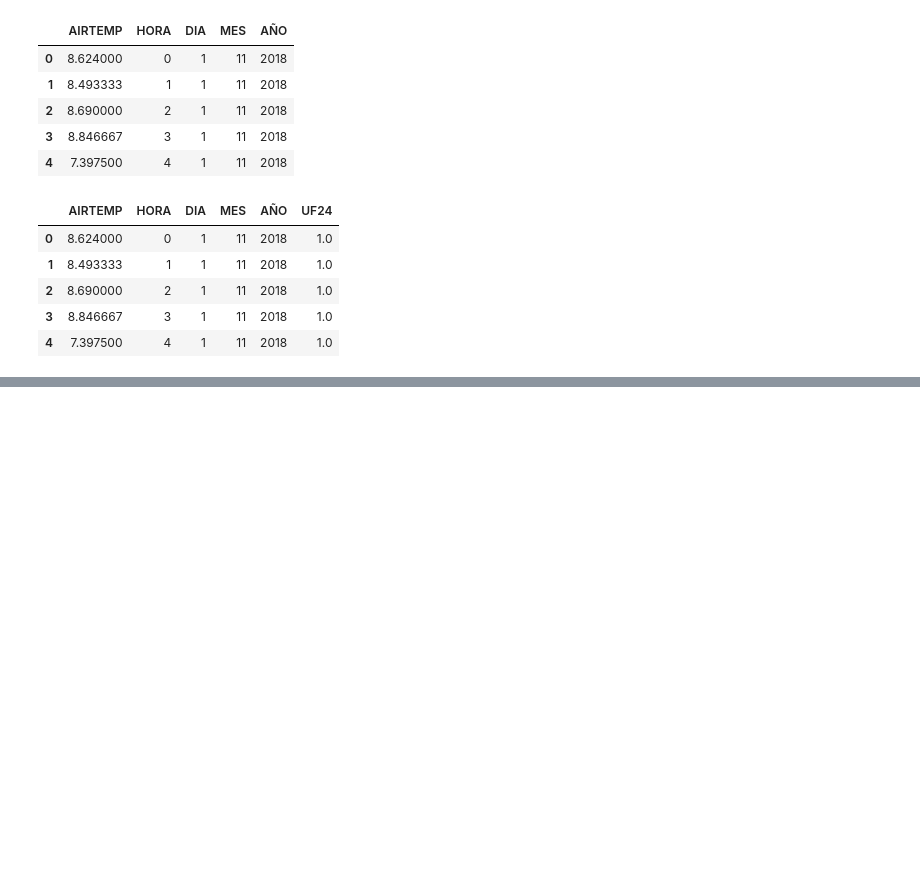
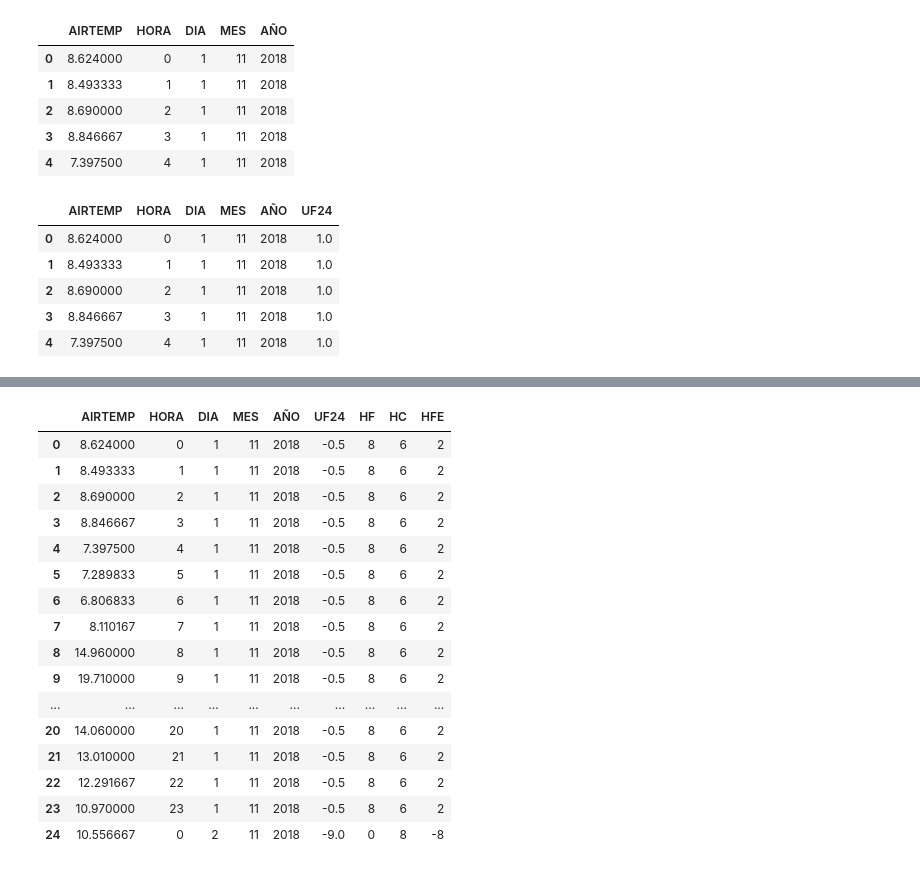
Before and after one commit to AdrianEVC/F-sica-computacional, a Jupyter notebook: Actividad6/Actividad6.ipynb, the cells around one changed output, grey strips where cells are left out. Saved outputs shown, nothing was run; the diff lists cells and outputs as text; code cells hidden in the pictures; blank space fills up the shorter version.

```diff
--- a/Actividad6/Actividad6.ipynb
+++ b/Actividad6/Actividad6.ipynb
@@ -131,0 +177,25 @@ df2.head()
+# %%
+#Contamos los valores de UF24, HF, HC Y HEF por día
+df2["UF24"] = df2.groupby(["AÑO","MES","DIA"])["UF24"].transform("sum")
+df2["HF"] = df2.groupby(["AÑO","MES","DIA"])["HF"].transform("sum")
+df2["HC"] = df2.groupby(["AÑO","MES","DIA"])["HC"].transform("sum")
+df2["HFE"] = df2.groupby(["AÑO","MES","DIA"])["HFE"].transform("sum")
+df2.head(25)
+# %% [output]
+|  | AIRTEMP | HORA | DIA | MES | AÑO | UF24 | HF | HC | HFE |
+| 0 | 8.624000 | 0 | 1 | 11 | 2018 | -0.5 | 8 | 6 | 2 |
+| 1 | 8.493333 | 1 | 1 | 11 | 2018 | -0.5 | 8 | 6 | 2 |
+| 2 | 8.690000 | 2 | 1 | 11 | 2018 | -0.5 | 8 | 6 | 2 |
+| 3 | 8.846667 | 3 | 1 | 11 | 2018 | -0.5 | 8 | 6 | 2 |
+| 4 | 7.397500 | 4 | 1 | 11 | 2018 | -0.5 | 8 | 6 | 2 |
+| 5 | 7.289833 | 5 | 1 | 11 | 2018 | -0.5 | 8 | 6 | 2 |
+| 6 | 6.806833 | 6 | 1 | 11 | 2018 | -0.5 | 8 | 6 | 2 |
+| 7 | 8.110167 | 7 | 1 | 11 | 2018 | -0.5 | 8 | 6 | 2 |
+| 8 | 14.960000 | 8 | 1 | 11 | 2018 | -0.5 | 8 | 6 | 2 |
+| 9 | 19.710000 | 9 | 1 | 11 | 2018 | -0.5 | 8 | 6 | 2 |
+| ... | ... | ... | ... | ... | ... | ... | ... | ... | ... |
+| 20 | 14.060000 | 20 | 1 | 11 | 2018 | -0.5 | 8 | 6 | 2 |
+| 21 | 13.010000 | 21 | 1 | 11 | 2018 | -0.5 | 8 | 6 | 2 |
+| 22 | 12.291667 | 22 | 1 | 11 | 2018 | -0.5 | 8 | 6 | 2 |
+| 23 | 10.970000 | 23 | 1 | 11 | 2018 | -0.5 | 8 | 6 | 2 |
+| 24 | 10.556667 | 0 | 2 | 11 | 2018 | -9.0 | 0 | 8 | -8 |
```
Also changed, not shown: parts of 10 cells of this notebook, 3 other files.
